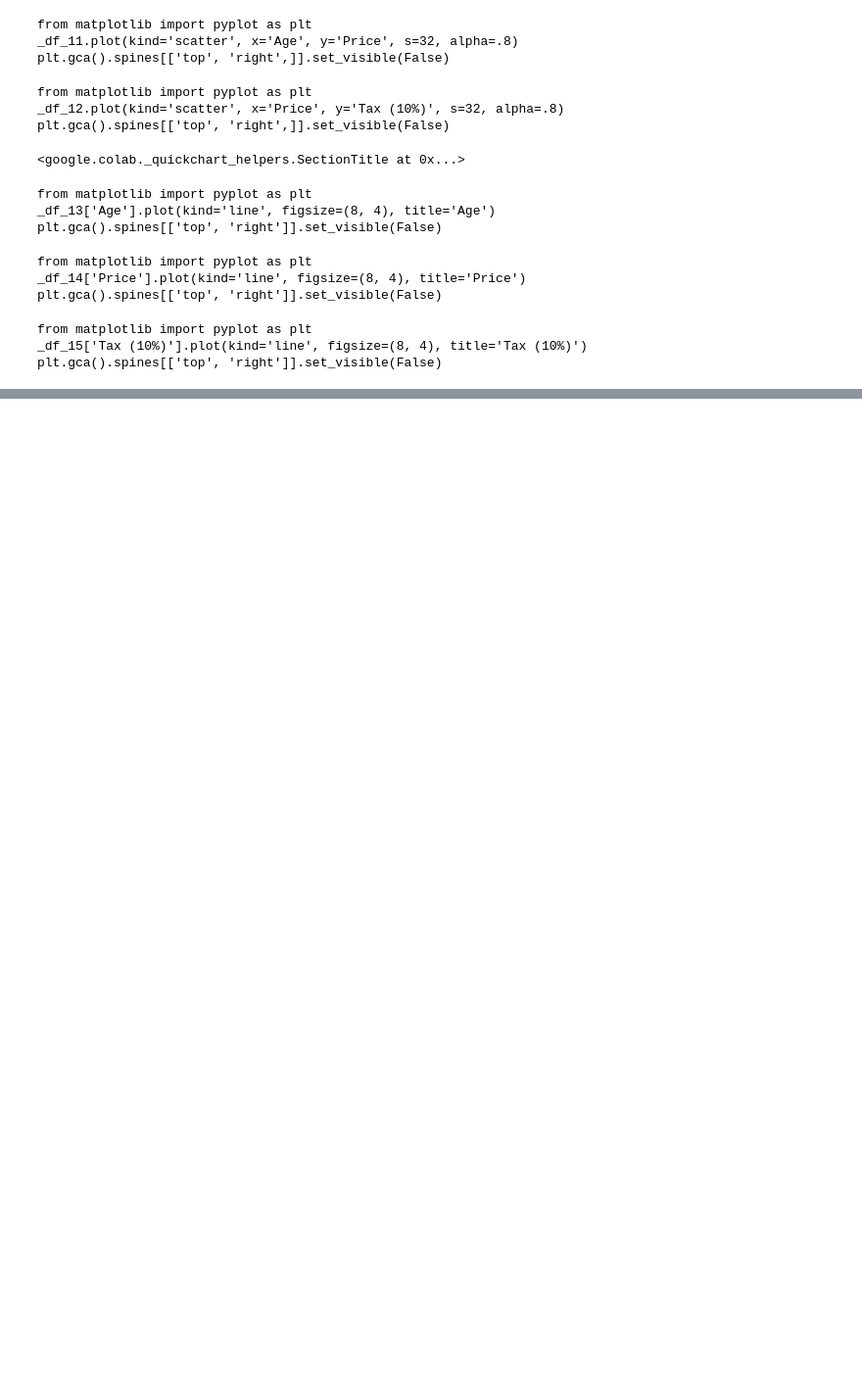
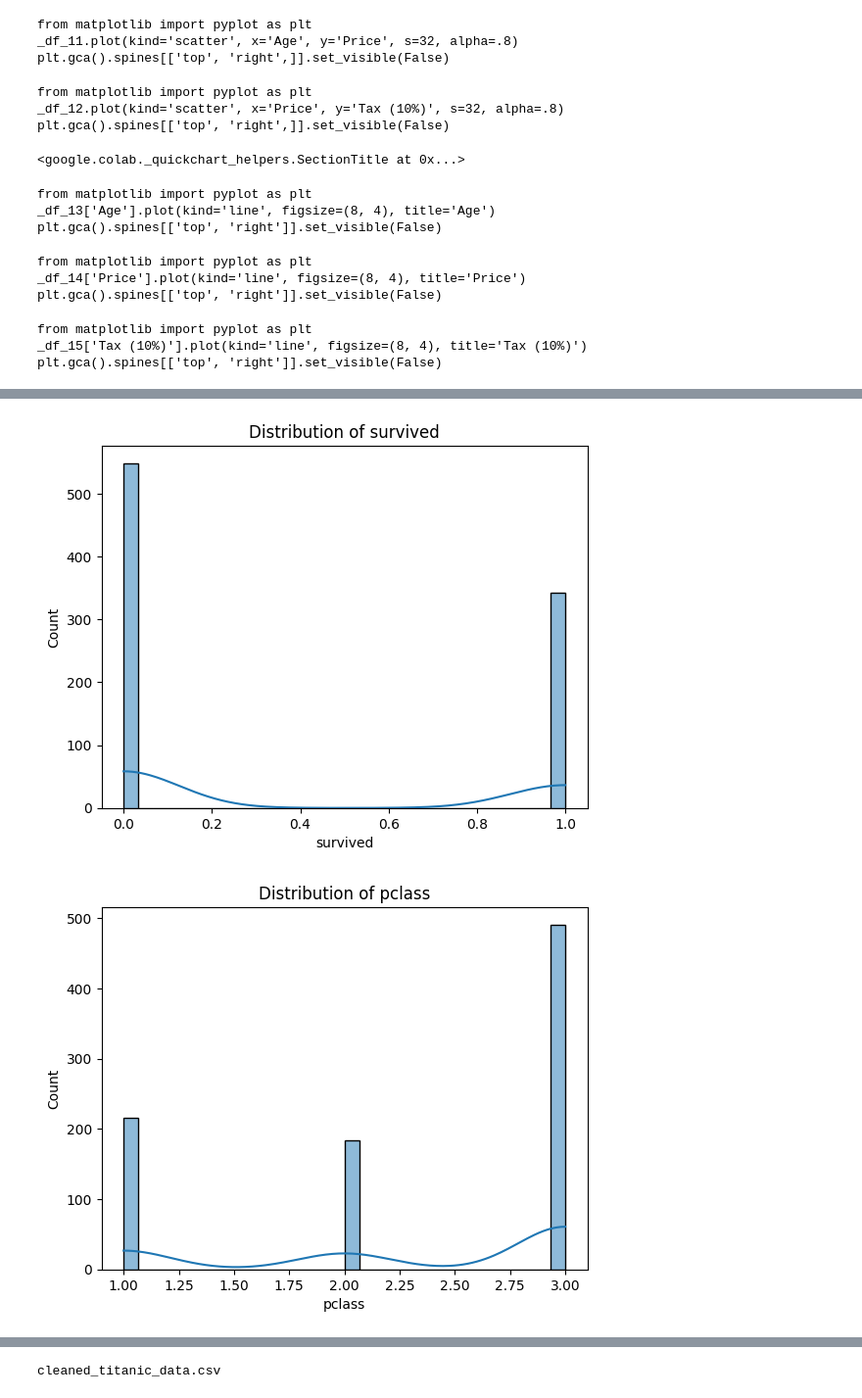
Before and after one commit to 43pratik/ML_lab, a Jupyter notebook: Prac_2.ipynb, the cells around one changed output, grey strips where cells are left out. Shown at 98% size. Cells and saved outputs as stored; diff of their text form; code cells hidden in the pictures; blank space fills up the shorter version.

```diff
--- a/Prac_2.ipynb
+++ b/Prac_2.ipynb
@@ -90,3 +90,10 @@ plt.gca().spines[['top', 'right']].set_visible(False)
 from matplotlib import pyplot as plt
 _df_15['Tax (10%)'].plot(kind='line', figsize=(8, 4), title='Tax (10%)')
 plt.gca().spines[['top', 'right']].set_visible(False)
+# %%
+#Bonus Assignment
+import pandas as pd
+import seaborn as sns
+import matplotlib.pyplot as plt
+data = pd.read_csv('titanic.csv')
+print(data)
@@ -92,0 +145,9 @@ plt.gca().spines[['top', 'right']].set_visible(False)
+# %%
+ numerical_cols = data.select_dtypes(include=['float64', 'int64']).columns
+ for col in numerical_cols:
+    sns.histplot(data[col], kde=True, bins=30)
+    plt.title(f'Distribution of {col}')
+    plt.show()
+# %% [output]
+[figure, added]
+[figure, added]
@@ -92,0 +158,5 @@ plt.gca().spines[['top', 'right']].set_visible(False)
+# %%
+data.to_csv('cleaned_titanic_data.csv', index=False)
+print('cleaned_titanic_data is saved')
+# %% [output]
+cleaned_titanic_data.csv
```
Also changed, not shown: parts of 4 cells of this notebook.
